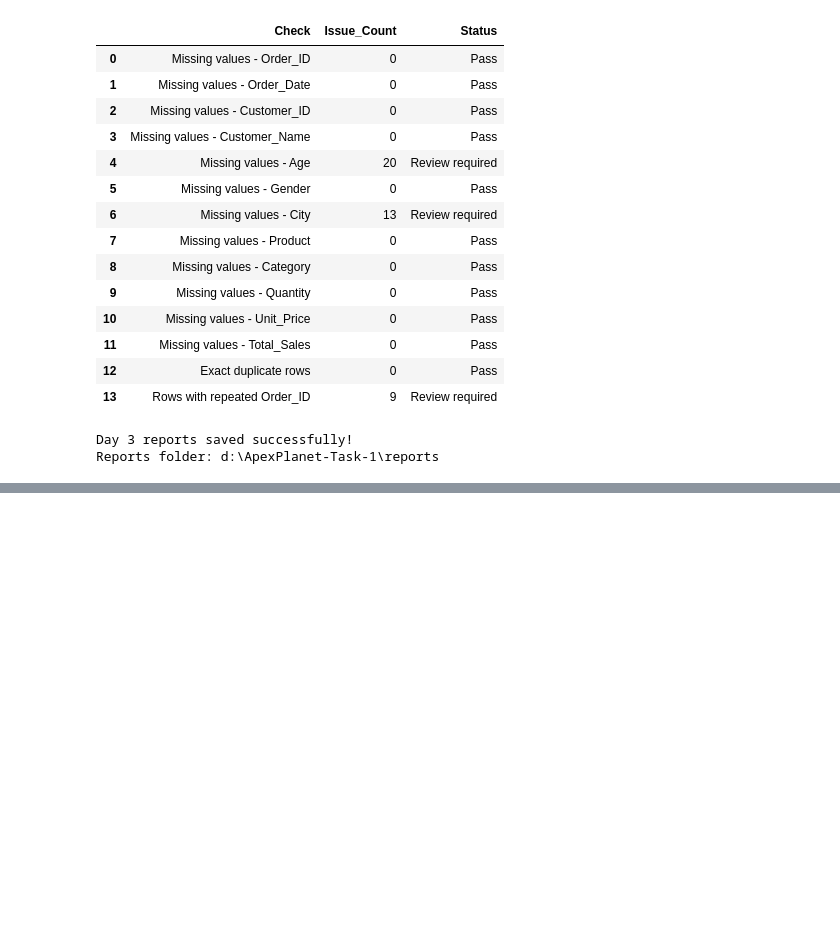
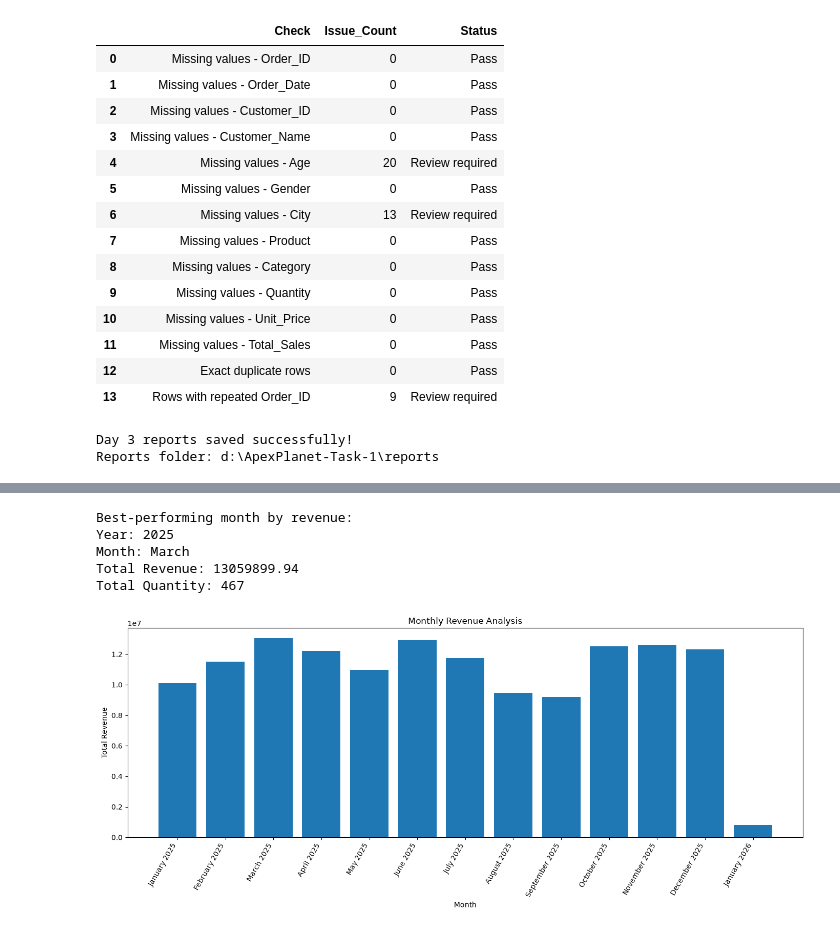
Before and after one commit to Ganeshkoli01/Ganeshkoli_ApexPlanet_Internship, a Jupyter notebook: notebooks/Data_Immersion_Wrangling.ipynb, the cells around one changed output, grey strips where cells are left out. Saved outputs shown, nothing was run; the diff lists cells and outputs as text; code cells hidden in the pictures; blank space fills up the shorter version.

```diff
--- a/notebooks/Data_Immersion_Wrangling.ipynb
+++ b/notebooks/Data_Immersion_Wrangling.ipynb
@@ -665,0 +1358,17 @@ Reports folder: d:\ApexPlanet-Task-1\reports
+# %%
+# DAY 6 - STEP 1: Load verified Day 5 dataset
+
+import pandas as pd
+from pathlib import Path
+
+day5_output = Path("../data/processed/day5_cleaned_dataset.csv")
+
+df_day6 = pd.read_csv(
+    day5_output,
+    parse_dates=["Order_Date"]
+)
+
+print("Day 6 dataset loaded successfully!")
+print("Shape:", df_day6.shape)
+
+display(df_day6.head())
@@ -665,0 +1468,47 @@ Reports folder: d:\ApexPlanet-Task-1\reports
+# %%
+# DAY 6 - STEP 4: Best-performing month by revenue
+
+best_month = monthly_sales.loc[
+    monthly_sales["Total_Revenue"].idxmax()
+]
+
+print("Best-performing month by revenue:")
+print("Year:", best_month["Order_Year"])
+print("Month:", best_month["Order_Month_Name"])
+print("Total Revenue:", best_month["Total_Revenue"])
+print("Total Quantity:", best_month["Total_Quantity"])
+# %% [output]
+Best-performing month by revenue:
+Year: 2025
+Month: March
+Total Revenue: 13059899.94
+Total Quantity: 467
+# %%
+# DAY 6 - STEP 5: Monthly revenue visualization
+
+import matplotlib.pyplot as plt
+
+# Use a copy so the existing monthly_sales remains unchanged
+monthly_chart = monthly_sales.copy()
+
+monthly_chart["Month_Label"] = (
+    monthly_chart["Order_Month_Name"].astype(str)
+    + " "
+    + monthly_chart["Order_Year"].astype(str)
+)
+
+plt.figure(figsize=(14, 6))
+
+plt.bar(
+    monthly_chart["Month_Label"],
+    monthly_chart["Total_Revenue"]
+)
+
+plt.title("Monthly Revenue Analysis")
+plt.xlabel("Month")
+plt.ylabel("Total Revenue")
+plt.xticks(rotation=60, ha="right")
+plt.tight_layout()
+plt.show()
+# %% [output]
+[figure, added]
```
Also changed, not shown: parts of 74 cells of this notebook, 26 other files.
